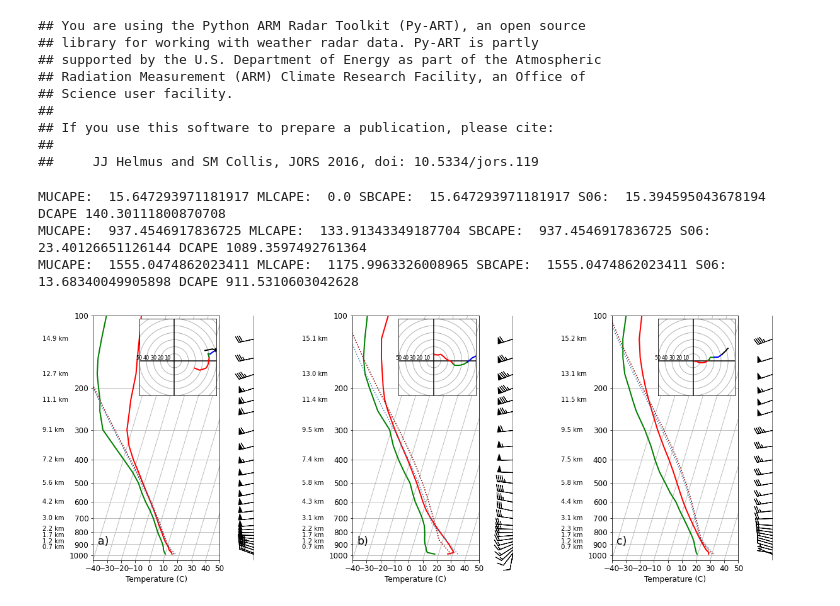
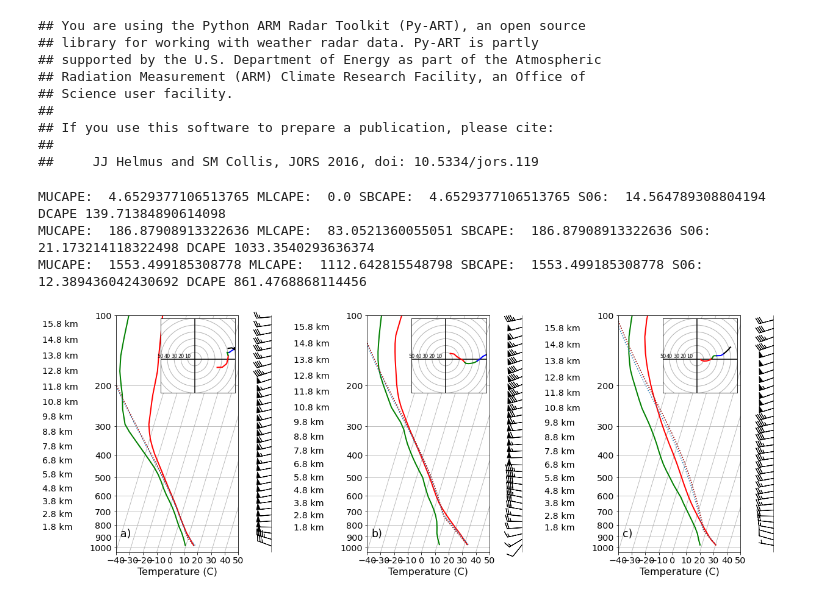
Before and after one commit to andrewbrown31/tint_processing, a Jupyter notebook: auto_case_driver/composite_soundings.ipynb, the cells around one changed output. Saved outputs shown, nothing was run; the diff lists cells and outputs as text; code cells hidden in the pictures.

```diff
--- a/auto_case_driver/composite_soundings.ipynb
+++ b/auto_case_driver/composite_soundings.ipynb
@@ -344,42 +363,40 @@ df_norm = (df - df.min(axis=0)) / (df.max(axis=0) - df.min(axis=0))
 mod=kmeans(n_clusters=3, verbose=0, random_state=0)
 mod_fit=mod.fit(df_norm[var])
 cluster_index = mod_fit.predict(df_norm[var])
-# %%
-p_int = [990,  975,  950,  925,  900,  875,  850,  825,  800,  775,  750,
-        700,  650,  600,  550,  500,  450,  400,  350,  300,  250,  225,
-        200,  175,  150,  125,  100,   70,   50,   30,   20,   10,    7,
-          5,    3,    2,    1]
-
-plt.figure(figsize=[18,6])
-plt.rcParams.update({'xtick.labelsize': 'large', 'ytick.labelsize': 'large'})
-gs = gridspec.GridSpec(1,9, width_ratios=[2,1,1,2,1,1,2,1,1])
-letter = ["a)", "b)", "c)"]
-cnt=0
-for i in [0,2,1]:
-    tmpc = np.nanmean(np.stack([interp.temp(p,p_int).filled(np.nan) for p in np.array(profs)[cluster_index==i]]), axis=0)
-    pres = p_int
-    hght = np.nanmean(np.stack([interp.hght(p,p_int).filled(np.nan) for p in np.array(profs)[cluster_index==i]]), axis=0)
-    dwpc = np.nanmean(np.stack([interp.dwpt(p,p_int).filled(np.nan) for p in np.array(profs)[cluster_index==i]]), axis=0)
-    u = np.nanmean(np.stack([rotate_wind(p,p_int)[0] for p in np.array(profs)[cluster_index==i]]), axis=0)
-    v = np.nanmean(np.stack([rotate_wind(p,p_int)[1] for p in np.array(profs)[cluster_index==i]]), axis=0)
-    prof = profile.create_profile(tmpc=tmpc, pres=pres, hght=hght, dwpc=dwpc, u=u, v=v, missing=np.nan)
-
-    ax = plt.subplot(gs[0, 3*cnt], projection='skewx')
-    ax2 = plt.subplot(gs[0, (3*cnt)+1])
-    plot_prof(prof, ax, ax2, gs)
-    ax.set_xlabel("Temperature (C)",size=12)
-    ax.text(-40, 900, letter[cnt], fontsize="xx-large")
-    cnt=cnt+1
-
-#Hodograph legend
-#Red: 0-3 km
-#Green: 3-6 km
-#Blue: 6-9 km
-#Black: 9-12 km
-plt.subplots_adjust(bottom=0.4)
-plt.savefig("/g/data/eg3/ab4502/figs/ExtremeWind/case_studies/sounding_composites.jpeg", quality=100, bbox_inches="tight")
-# %% [output]
-MUCAPE:  15.647293971181917 MLCAPE:  0.0 SBCAPE:  15.647293971181917 S06:  15.394595043678194 DCAPE 140.30111800870708
-MUCAPE:  937.4546917836725 MLCAPE:  133.91343349187704 SBCAPE:  937.4546917836725 S06:  23.40126651126144 DCAPE 1089.3597492761364
-MUCAPE:  1555.0474862023411 MLCAPE:  1175.9963326008965 SBCAPE:  1555.0474862023411 S06:  13.68340049905898 DCAPE 911.5310603042628
-[figure, removed]
+# %%
+h_int = np.arange(250,17250,500)
+
+plt.figure(figsize=[18,6])
+plt.rcParams.update({'xtick.labelsize': 'x-large', 'ytick.labelsize': 'x-large'})
+gs = gridspec.GridSpec(1,9, width_ratios=[2,1,1,2,1,1,2,1,1])
+letter = ["a)", "b)", "c)"]
+cnt=0
+for i in [0,2,1]:
+    p_int = np.nanmean(np.stack([interp.pres(p,h_int).filled(np.nan) for p in np.array(profs)[cluster_index==i]]), axis=0)
+
+    tmpc = np.nanmean(np.stack([interp.temp(p,p_int).filled(np.nan) for p in np.array(profs)[cluster_index==i]]), axis=0)
+    pres = p_int
+    dwpc = np.nanmean(np.stack([interp.dwpt(p,p_int).filled(np.nan) for p in np.array(profs)[cluster_index==i]]), axis=0)
+    u = np.nanmean(np.stack([rotate_wind(p,p_int)[0] for p in np.array(profs)[cluster_index==i]]), axis=0)
+    v = np.nanmean(np.stack([rotate_wind(p,p_int)[1] for p in np.array(profs)[cluster_index==i]]), axis=0)
+    prof = profile.create_profile(tmpc=tmpc, pres=p_int, hght=h_int, dwpc=dwpc, u=u, v=v, missing=np.nan)
+
+    ax = plt.subplot(gs[0, 3*cnt], projection='skewx')
+    ax2 = plt.subplot(gs[0, (3*cnt)+1])
+    plot_prof(prof, ax, ax2, gs)
+    ax.set_xlabel("Temperature (C)",size=16)
+    ax.text(-40, 900, letter[cnt], fontsize="xx-large")
+    cnt=cnt+1
+
+#Hodograph legend
+#Red: 0-3 km
+#Green: 3-6 km
+#Blue: 6-9 km
+#Black: 9-12 km
+plt.subplots_adjust(bottom=0.4)
+plt.savefig("/g/data/eg3/ab4502/figs/ExtremeWind/case_studies/sounding_composites.jpeg", quality=100, bbox_inches="tight")
+# %% [output]
+MUCAPE:  4.6529377106513765 MLCAPE:  0.0 SBCAPE:  4.6529377106513765 S06:  14.564789308804194 DCAPE 139.71384890614098
+MUCAPE:  186.87908913322636 MLCAPE:  83.0521360055051 SBCAPE:  186.87908913322636 S06:  21.173214118322498 DCAPE 1033.3540293636374
+MUCAPE:  1553.499185308778 MLCAPE:  1112.642815548798 SBCAPE:  1553.499185308778 S06:  12.389436042430692 DCAPE 861.4768868114456
+[figure, added]
```
Also changed, not shown: parts of 7 cells of this notebook, 49 other files.
